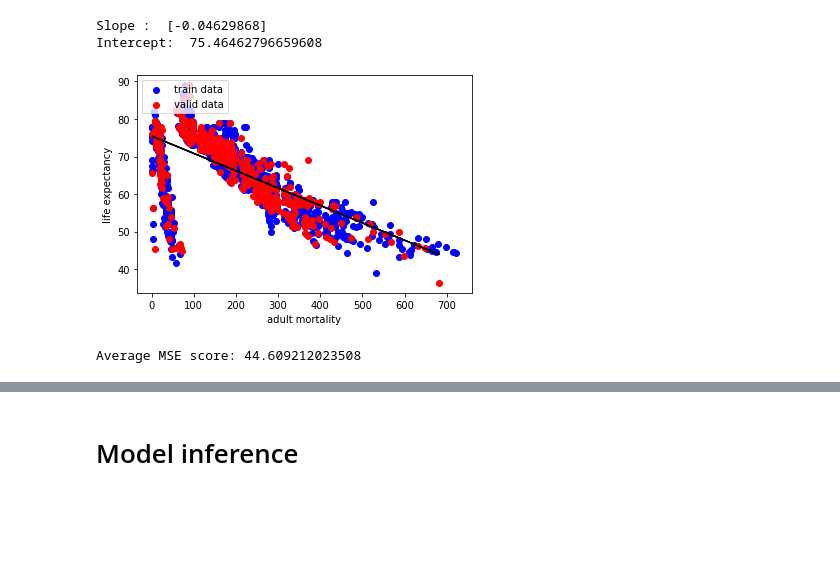
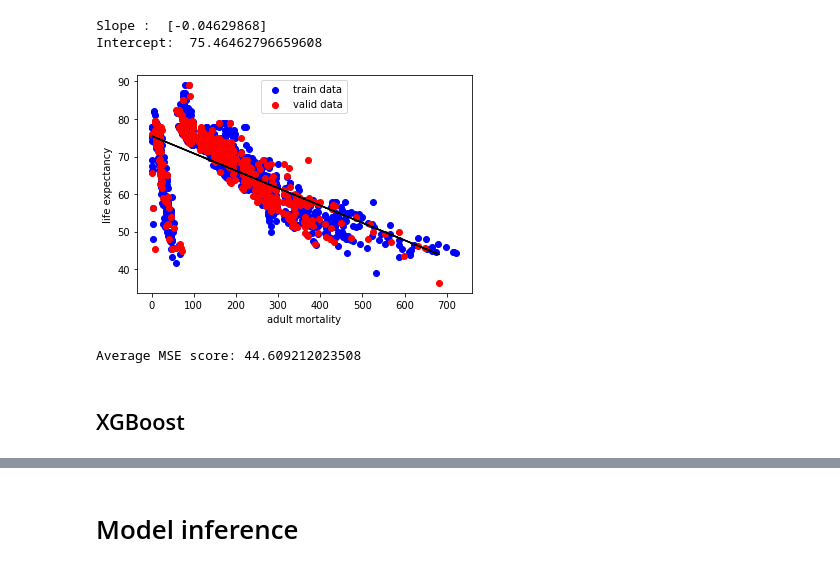
Before and after one commit to BrainTheos/uon-cci501-linear-regression, a Jupyter notebook: ULR.ipynb, the cells around one changed output, grey strips where cells are left out. Saved outputs shown, nothing was run; the diff lists cells and outputs as text; code cells hidden in the pictures; blank space fills up the shorter version.

```diff
--- a/ULR.ipynb
+++ b/ULR.ipynb
@@ -57,4 +65,4 @@ features.describe()
 | max | 723.000000 | 82.800000 | 50.300000 | 0.919000 | 17.700000 |
 # %%
 # Hold out cross-validation
-X_train, X_valid, y_train, y_valid = train_test_split(features.adult_mortality, y, random_state=0)
+X_train, X_valid, y_train, y_valid = train_test_split(features.adult_mortality.values.reshape(-1, 1), y, random_state=0)
@@ -72,7 +73,7 @@ Name: adult_mortality, dtype: float64
 # %%
 #Define the model (Univariate)
-model = LinearRegression()
+ols_model = LinearRegression()
 
 # Train the model
-model.fit(X_train.values.reshape(-1, 1), y_train)
-preds_valid = model.predict(X_valid.values.reshape(-1, 1))
+ols_model.fit(X_train, y_train)
+preds_valid = ols_model.predict(X_valid)
@@ -90,16 +93,16 @@ print("Intercept: ", model.intercept_)
 Slope :  [-0.04629868]
 Intercept:  75.46462796659608
 # %%
-plt.clf()
-plt.scatter(X_train.values.reshape(-1, 1), y_train, color="b", label="train data")
-plt.scatter(X_valid.values.reshape(-1, 1), y_valid, color="r", label="valid data")
-plt.plot(X_valid.values.reshape(-1, 1), preds_valid, color="black")
-plt.legend(loc=2)
+source openvino_env/bin/activateplt.clf()
+plt.scatter(X_train, y_train, color="b", label="train data")
+plt.scatter(X_valid, y_valid, color="r", label="valid data")
+plt.plot(X_valid, preds_valid, color="black")
+plt.legend(loc=9)
 plt.xlabel("adult mortality")
 plt.ylabel("life expectancy")
 
 plt.show()
 # %% [output]
-[figure, old version]
+[figure, new version]
 # %%
 # K-fold cross-validation
@@ -122,0 +119,2 @@ from sklearn.preprocessing import StandardScaler
+# %% [markdown]
+## XGBoost
```
Also changed, not shown: parts of 19 cells of this notebook.
